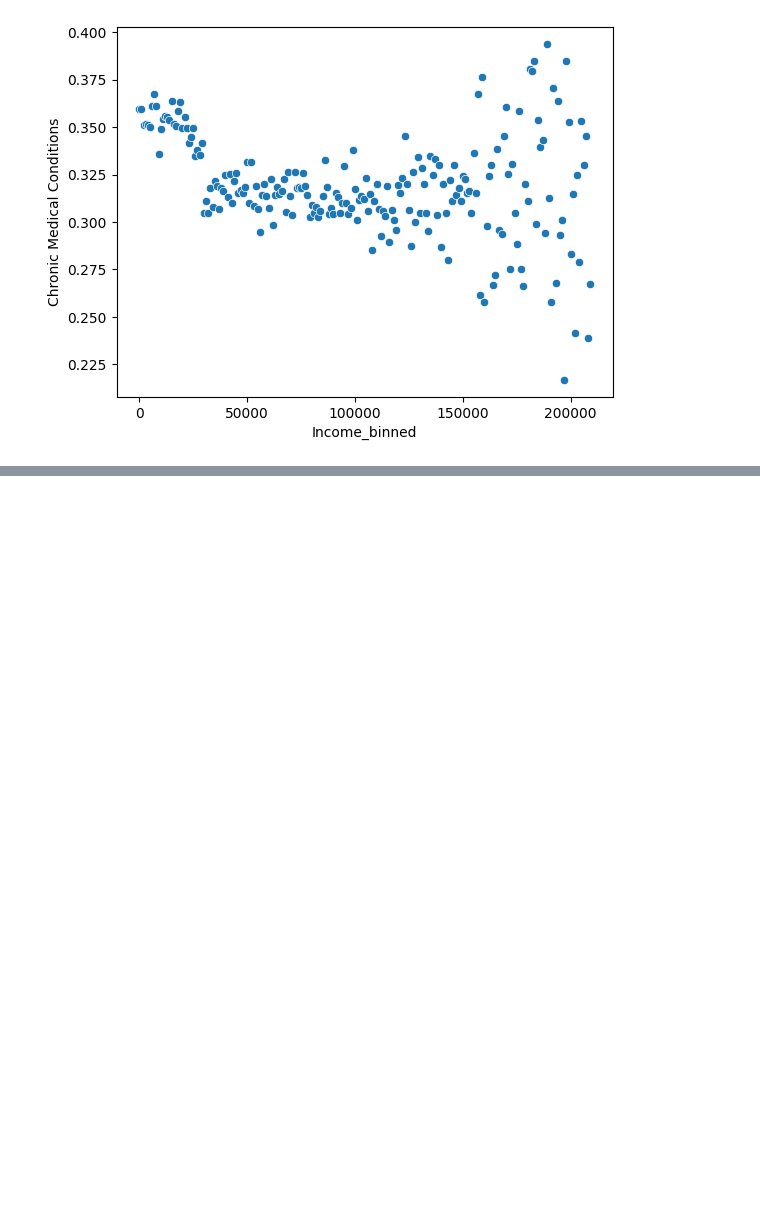
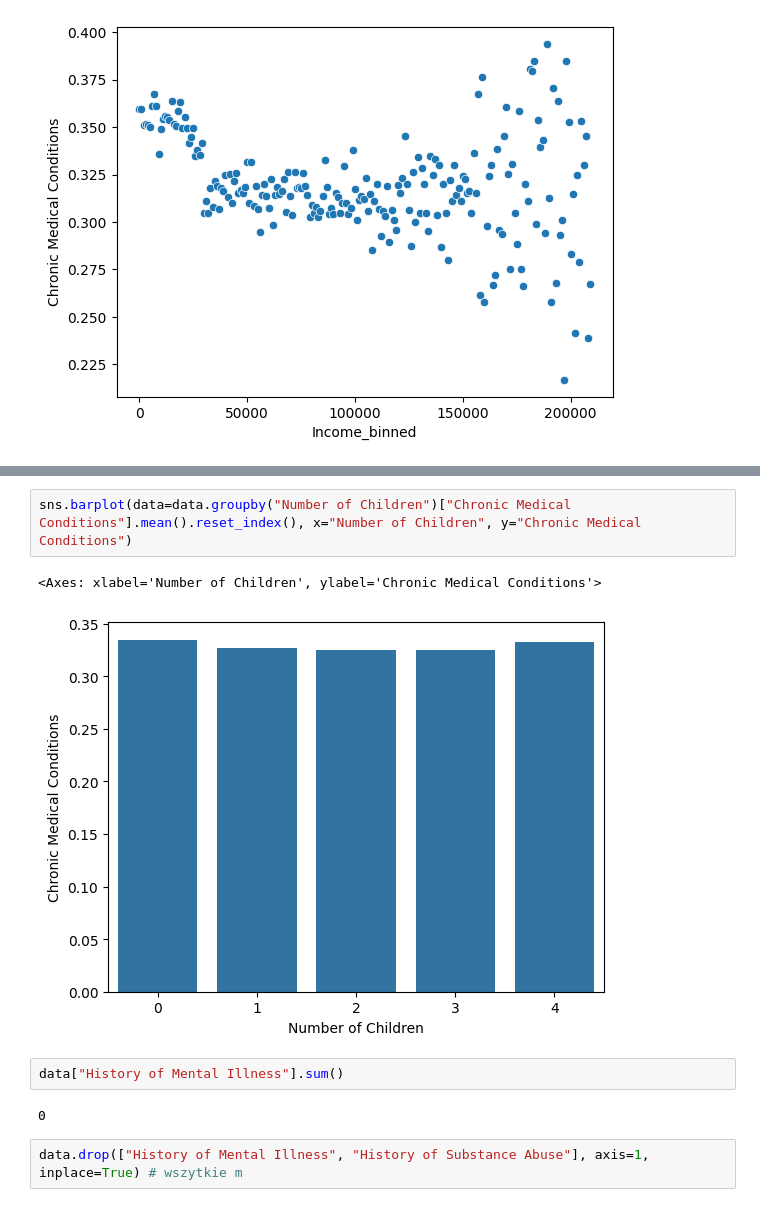
Before and after one commit to LudwikMadej/ML_Intro_Project_1, a Jupyter notebook: first_look.ipynb, the cells around one changed output, grey strips where cells are left out. Saved outputs shown, nothing was run; the diff lists cells and outputs as text; blank space fills up the shorter version.

```diff
--- a/first_look.ipynb
+++ b/first_look.ipynb
@@ -140,0 +193,11 @@ sns.scatterplot(data=data.groupby("Income_binned")["Chronic Medical Conditions"]
+# %%
+sns.barplot(data=data.groupby("Number of Children")["Chronic Medical Conditions"].mean().reset_index(), x="Number of Children", y="Chronic Medical Conditions")
+# %% [output]
+<Axes: xlabel='Number of Children', ylabel='Chronic Medical Conditions'>
+[figure, added]
+# %%
+data["History of Mental Illness"].sum()
+# %% [output]
+0
+# %%
+data.drop(["History of Mental Illness", "History of Substance Abuse"], axis=1, inplace=True) # wszytkie m
```
Also changed, not shown: parts of 12 cells of this notebook.
